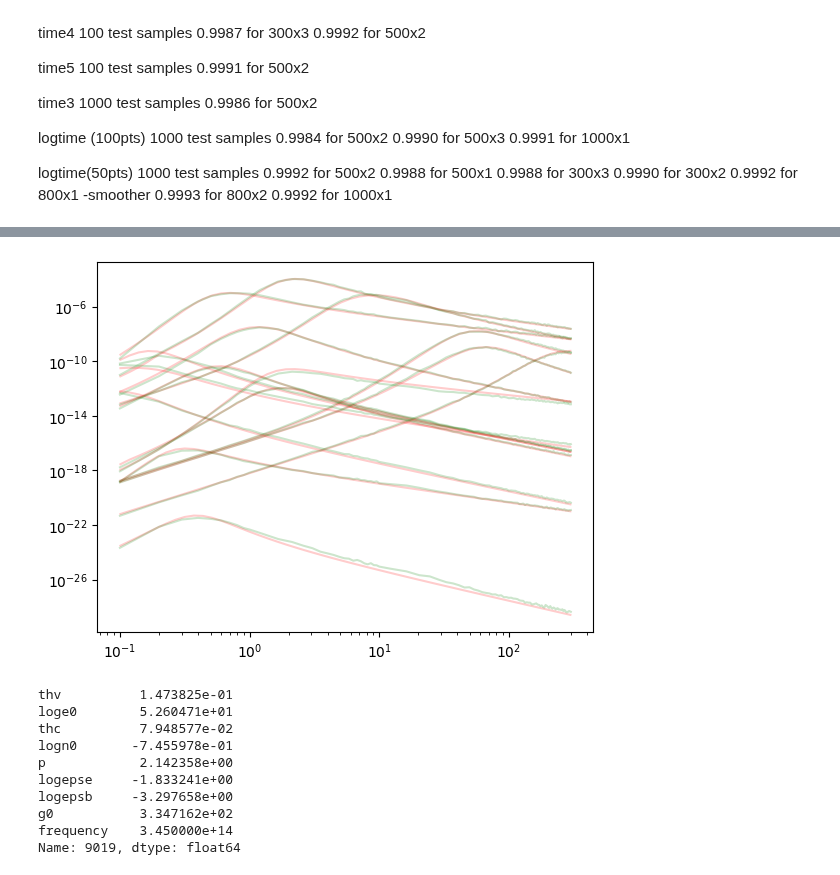
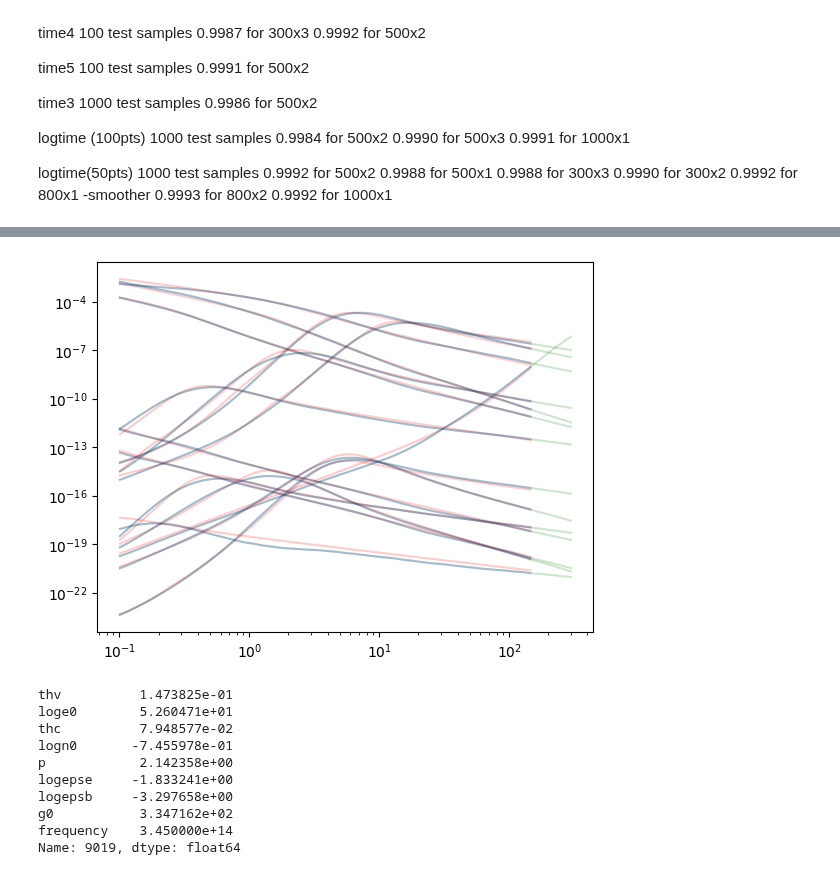
Before and after one commit to wfw23/MPhys_project, a Jupyter notebook: emulation.ipynb, the cells around one changed output, grey strips where cells are left out. Saved outputs shown, nothing was run; the diff lists cells and outputs as text; code cells hidden in the pictures.

Commit message:
final smoothed emulator, all freqs

```diff
--- a/emulation.ipynb
+++ b/emulation.ipynb
@@ -467,8 +469,8 @@ with open("smooth_tophat_redback.pkl", "wb") as file:
     pickle.dump(regressor, file)
 # %%
-with open("smooth_scalery.pkl", "wb") as sy:
+with open("final_scalery.pkl", "wb") as sy:
     pickle.dump(scalery, sy)
-with open("smooth_scalerx.pkl", "wb") as sx:
+with open("final_scalerx.pkl", "wb") as sx:
     pickle.dump(scalerx, sx)
 # %%
 with open("new_scalery.pkl", "wb") as sy:
@@ -489,36 +491,36 @@ params['frequency']=np.log10(3.45e14)
 test=np.fromiter(params.values(),dtype=float).reshape(1,-1)
 # %%
 #time=np.linspace(0.1,300,150)
-
+'''
 with open("tophat_redback.pkl", "rb") as f:
     model = pickle.load(f)
 with open("scalery_redback.pkl", "rb") as sy:
     scalery = pickle.load(sy)
 with open("scalerx_redback.pkl", "rb") as sx:
     scalerx = pickle.load(sx)
-
+'''
 xtests= scalerx.transform(testing.values)
-prediction= model.predict(xtests)
+prediction= regressor.predict(xtests)
 prediction = 10**(scalery.inverse_transform(prediction))
 #print(model.score(xtests,scalery.transform(np.log10(ys))))
-afterglow = interpolate.interp1d(time, prediction, kind='linear')
+afterglow = interpolate.interp1d(logtime, prediction, kind='linear')
 new_time= np.linspace(0.11,40,200)
-new_time= np.logspace(3.94,7.41,50)/86400
+new_time= np.logspace(3.94,7.1,50)/86400
 
 fluxd= afterglow(new_time)
 
 ax=plt.subplot()
 for i in range(15,30):
     true_value= new_tophat_func(new_time, **unprocessed.iloc[i+(num-tnum)])
     #print(unprocessed.iloc[i+(num-tnum)])
     ax.loglog(new_time, true_value, color='red', alpha=0.2)#, marker='o', markersize=2)#actual function with 'interpolated time'
-    #ax.loglog(new_time, fluxd[i], color='blue', alpha=0.2)#, marker='o', markersize=2) #predicted by emulator with interpolation
-    ax.loglog(time, prediction[i], color='green', alpha=0.2)#, marker='o', markersize=2) #prediction emulator no interpolation
+    ax.loglog(new_time, fluxd[i], color='blue', alpha=0.2)#, marker='o', markersize=2) #predicted by emulator with interpolation
+    ax.loglog(logtime, prediction[i], color='green', alpha=0.2)#, marker='o', markersize=2) #prediction emulator no interpolation
 #true_value= new_tophat_func(new_time, **unprocessed.iloc[19+(num-tnum)])
 #ax.loglog(new_time, true_value, color='purple', alpha=0.2)
 plt.show()
 # %% [output]
-[figure, old version]
+[figure, new version]
 # %%
 unprocessed.iloc[19+num-tnum]
 # %% [output]
```
Also changed, not shown: parts of 5 cells of this notebook, 8 other files.
